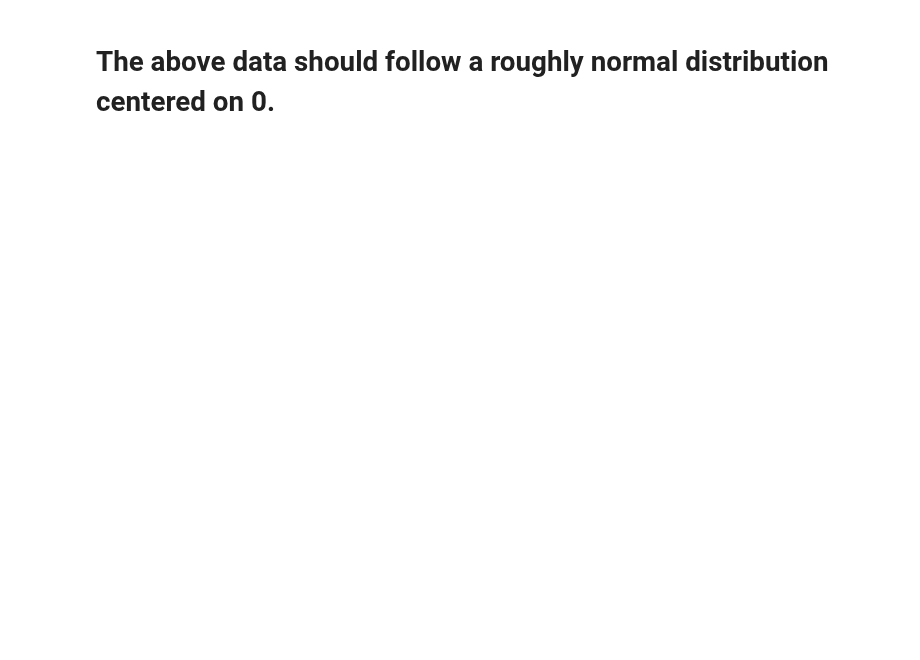
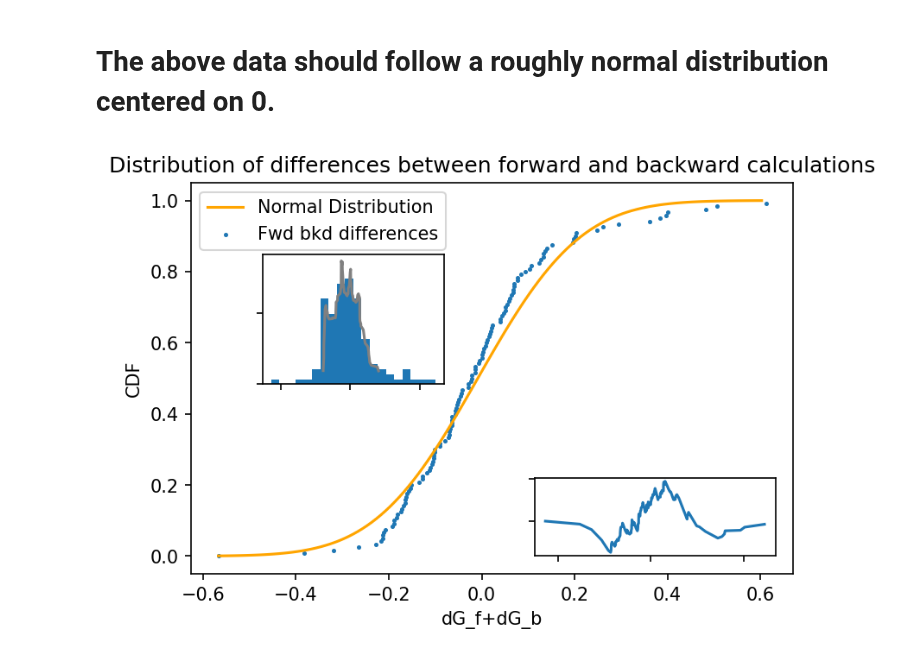
Before and after one commit to BranniganLab/safep, a Jupyter notebook: BAR_NAMD_alchemlyb.ipynb, the cells around one changed output. Saved outputs shown, nothing was run; the diff lists cells and outputs as text; code cells hidden in the pictures; blank space fills up the shorter version.

Commit message:
Added CDF plot for dGf+dGb differences; distribution of hystereses

```diff
--- a/BAR_NAMD_alchemlyb.ipynb
+++ b/BAR_NAMD_alchemlyb.ipynb
@@ -158,0 +201,5 @@ plt.savefig(f'{path}distribution_{affix}.png', dpi=600)
+# %%
+diff = dG_f + np.array(dG_b)
+diff.sort()
+X = diff
+Y = np.arange(len(X))/len(X)
@@ -158,0 +223,57 @@ plt.savefig(f'{path}distribution_{affix}.png', dpi=600)
+# %%
+
+# Estimate the probability density distribution from the moving slope of a CDF. i.e. using the values X and their cumulative density FX
+def getMovingAveSlope(X,FX,window):
+    slopes = []
+    Xwindowed = sliding_window_view(X, window)
+    FXwindowed = sliding_window_view(FX, window)
+
+    for i in np.arange(len(Xwindowed)):
+        Xwindow = Xwindowed[i]
+        FXwindow = FXwindowed[i]
+        result = lr(Xwindow, FXwindow)
+        m = result.slope
+        slopes.append(m)
+    return slopes
+# %%
+import matplotlib.pyplot as plt
+from mpl_toolkits.axes_grid1.inset_locator import inset_axes
+
+#plot the data as they are (estimate the CDF) and the fitted cdf
+fig, ax = plt.subplots(1, 1)
+plt.xlabel("dG_f+dG_b")
+plt.ylabel("CDF")
+plt.title("Distribution of differences between forward and backward calculations")
+axins = inset_axes(ax, width="30%", height=1., loc=2, borderpad=4)
+
+axins2 = inset_axes(ax, width="40%", height="20%", loc=4, borderpad=1)
+
+# Turn ticklabels of insets off
+for axi in [axins, axins2]:
+    axi.tick_params(labelleft=False, labelbottom=False)
+
+ax.scatter(X, Y, 2, label="Fwd bkd differences")
+ax.plot(Xnorm, Ynorm, label="Normal Distribution", color="orange")
+
+residuals = Y-Yexpected
+axins2.plot(X, residuals)
+
+
+binNum = 20
+axins.hist(dG_f + np.array(dG_b), bins=binNum, density=True);
+#axins.title(f'Density Distribution of fwd-bwd discrepancies {affix}')
+#axins.xlabel('Difference in delta-G')
+#axins.ylabel('Density')
+#plt.savefig(f'{path}distribution_{affix}.png', dpi=600)
+
+window = binNum
+dydx = getMovingAveSlope(X, Y, window)
+e = int(window/2)
+axins.plot(X[e:-e], dydx[:-1], color="gray")
+
+ax.legend()
+
+plt.savefig(f"{path}DistributionOfDifferences{affix}.png", dpi=600)
+plt.show()
+# %% [output]
+[figure, added]
```
Also changed, not shown: parts of 15 cells of this notebook.
